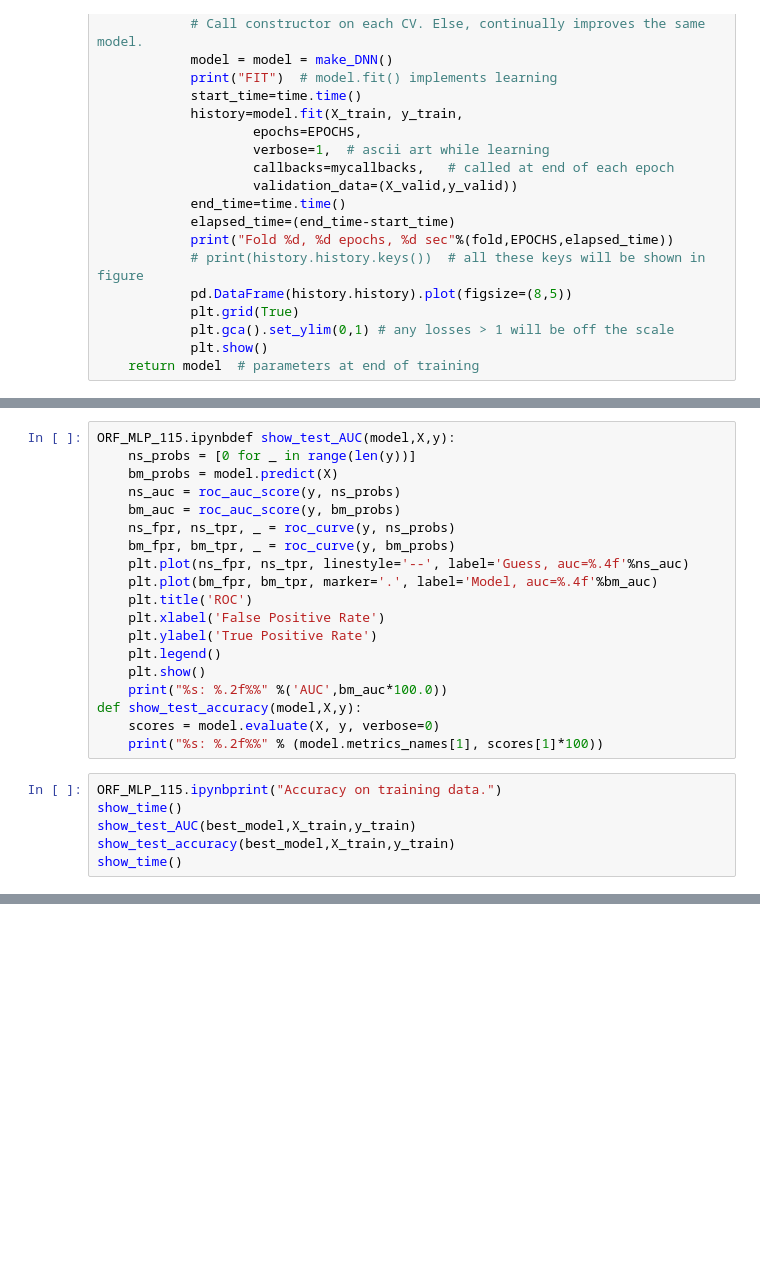
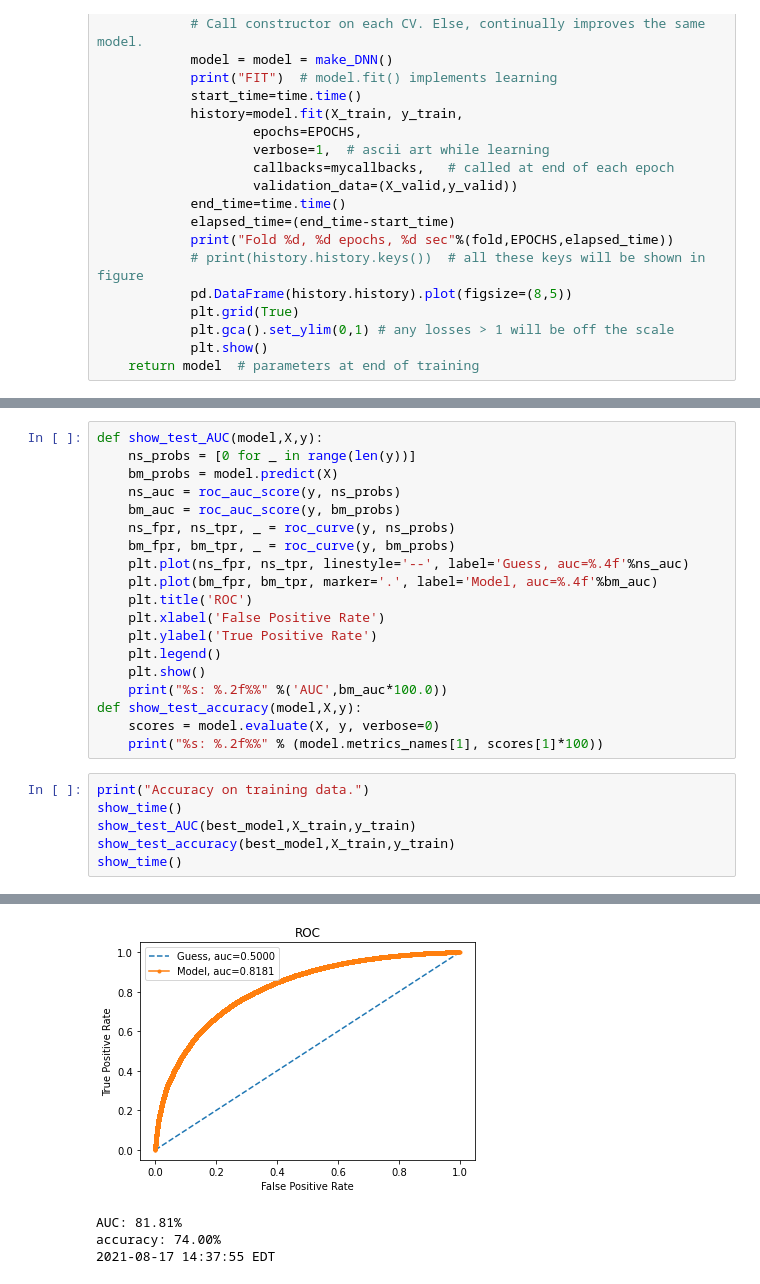
Before and after one commit to ShepherdCode/Soars2021, a Jupyter notebook: Notebooks/Jas_300_Sim_MLP.ipynb, the cells around one changed output, grey strips where cells are left out. Cells and saved outputs as stored; diff of their text form; blank space fills up the shorter version.

```diff
--- a/Notebooks/Jas_300_Sim_MLP.ipynb
+++ b/Notebooks/Jas_300_Sim_MLP.ipynb
@@ -334,5 +335,5 @@ Epoch 92/200
 # %%
-ORF_MLP_115.ipynbdef show_test_AUC(model,X,y):
+def show_test_AUC(model,X,y):
     ns_probs = [0 for _ in range(len(y))]
     bm_probs = model.predict(X)
     ns_auc = roc_auc_score(y, ns_probs)
@@ -351,8 +352,9 @@ def show_test_accuracy(model,X,y):
     scores = model.evaluate(X, y, verbose=0)
     print("%s: %.2f%%" % (model.metrics_names[1], scores[1]*100))
 # %%
-ORF_MLP_115.ipynbprint("Accuracy on training data.")
+print("Accuracy on training data.")
 show_time()
 show_test_AUC(best_model,X_train,y_train)
 show_test_accuracy(best_model,X_train,y_train)
 show_time()
+# %% [output]
@@ -359,3 +363,7 @@ show_time()
+[figure, added]
+AUC: 81.81%
+accuracy: 74.00%
+2021-08-17 14:37:55 EDT
 # %%
 print("Accuracy on test data.")
 show_time()
```
Also changed, not shown: parts of 3 cells of this notebook, 3 other files.
